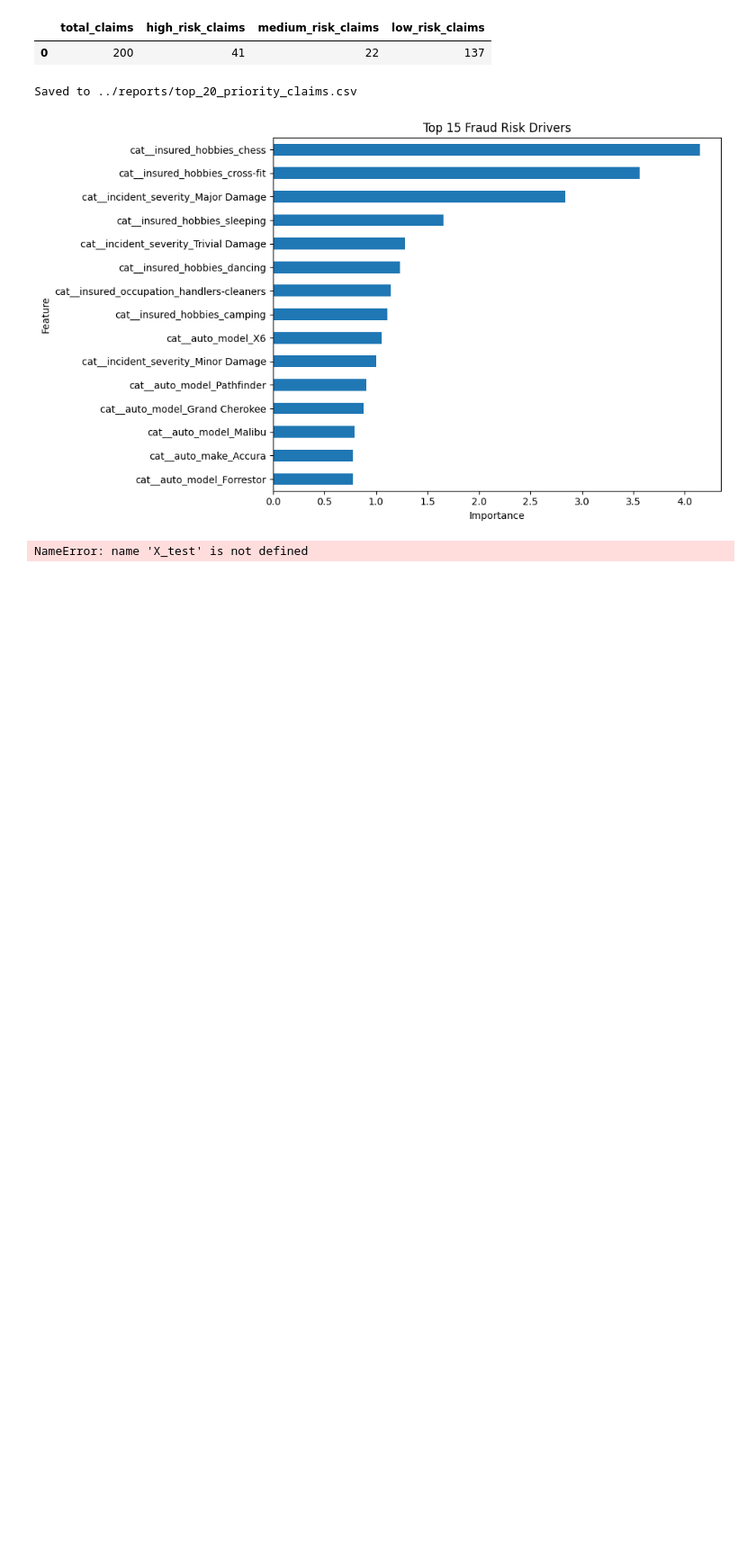
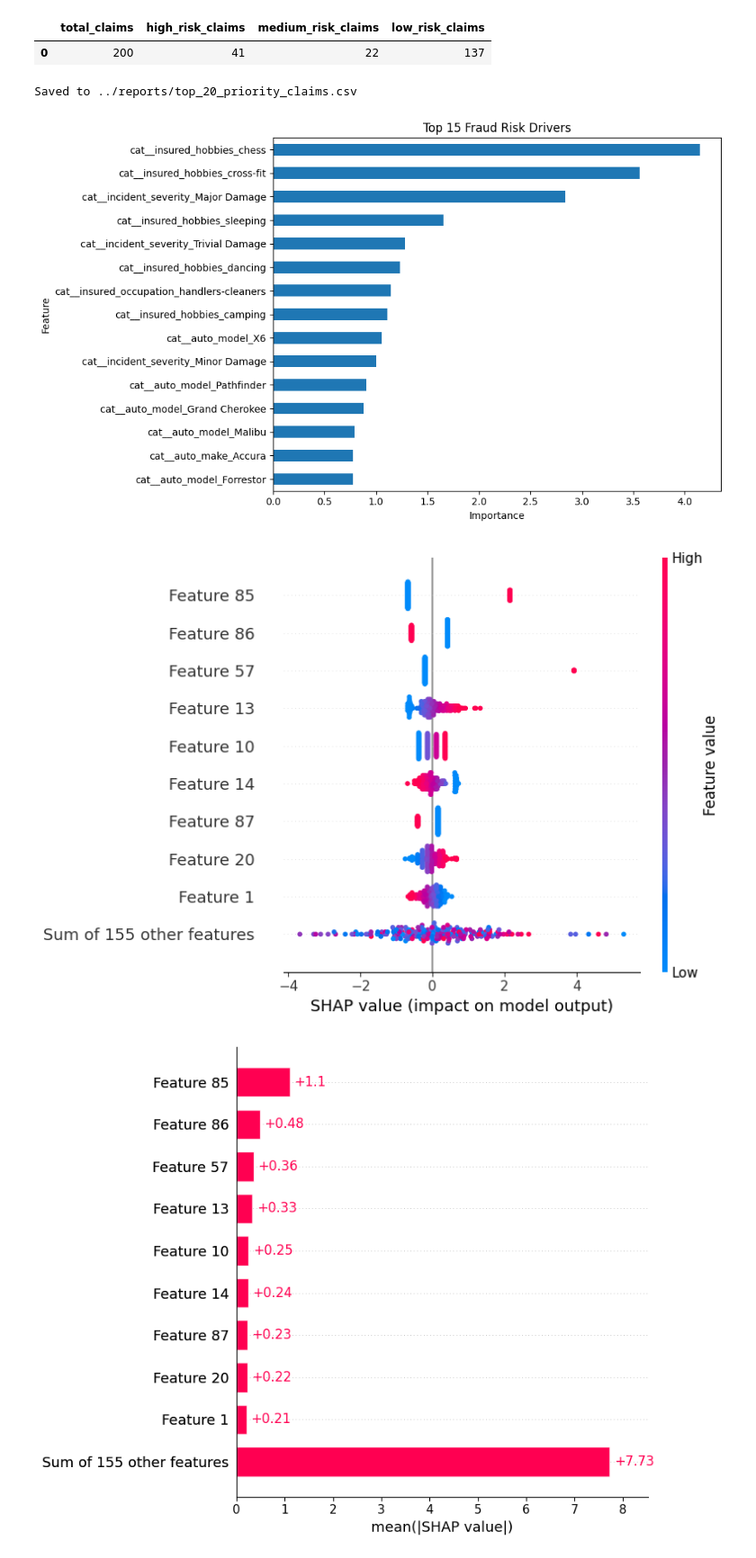
Before and after one commit to Eniola1cc/Insurance-Fraud-Project, a Jupyter notebook: notebooks/04_risk_scoring_and_dashboard_prep.ipynb, the cells around one changed output. Shown at 90% size. Drawn from its saved outputs; the diff is of its cells as text; code cells hidden in the pictures; blank space fills up the shorter version.

```diff
--- a/notebooks/04_risk_scoring_and_dashboard_prep.ipynb
+++ b/notebooks/04_risk_scoring_and_dashboard_prep.ipynb
@@ -262,46 +262,49 @@ plt.show()
 # %% [output]
 [figure]
 # %%
-import shap
-import joblib
+import pandas as pd
+from sklearn.model_selection import train_test_split
 
-# Load model
-best_pipeline = joblib.load("../models/fraud_model_pipeline.pkl")
+# Load featured dataset because the model expects engineered columns
+df = pd.read_csv("../data/processed/featured_insurance_data.csv")
 
-model = best_pipeline.named_steps["model"]
-preprocessor = best_pipeline.named_steps["preprocessor"]
+X = df.drop("fraud_reported", axis=1)
+y = df["fraud_reported"]
 
-# Transform data
-X_transformed = preprocessor.transform(X_test)
-
-# Use LinearExplainer for Logistic Regression
-explainer = shap.LinearExplainer(model, X_transformed)
-
-shap_values = explainer(X_transformed)
-
-shap.plots.bar(shap_values)
+X_train, X_test, y_train, y_test = train_test_split(
+    X,
+    y,
+    test_size=0.2,
+    random_state=42,
+    stratify=y
+)
-# %% [output]
-NameError: name 'X_test' is not defined
 # %%
 import shap
 import matplotlib.pyplot as plt
 import os
+import joblib
 
 os.makedirs("../reports/figures", exist_ok=True)
 
-# Use the best trained tree-based model
-explainer = shap.TreeExplainer(best_model)
+best_pipeline = joblib.load("../models/fraud_model_pipeline.pkl")
 
-shap_values = explainer.shap_values(X_test)
+model = best_pipeline.named_steps["model"]
+preprocessor = best_pipeline.named_steps["preprocessor"]
 
-# SHAP Summary Plot
-shap.summary_plot(shap_values, X_test, show=False)
+X_transformed = preprocessor.transform(X_test)
+
+explainer = shap.Explainer(model, X_transformed)
+shap_values = explainer(X_transformed)
+
+shap.plots.beeswarm(shap_values, show=False)
 plt.tight_layout()
 plt.savefig("../reports/figures/shap_summary_plot.png", bbox_inches="tight")
 plt.show()
 
-# SHAP Bar Plot
-shap.summary_plot(shap_values, X_test, plot_type="bar", show=False)
+shap.plots.bar(shap_values, show=False)
 plt.tight_layout()
 plt.savefig("../reports/figures/shap_feature_importance.png", bbox_inches="tight")
 plt.show()
+# %% [output]
+[figure, added]
+[figure, added]
```
Also changed, not shown: 2 other files.
